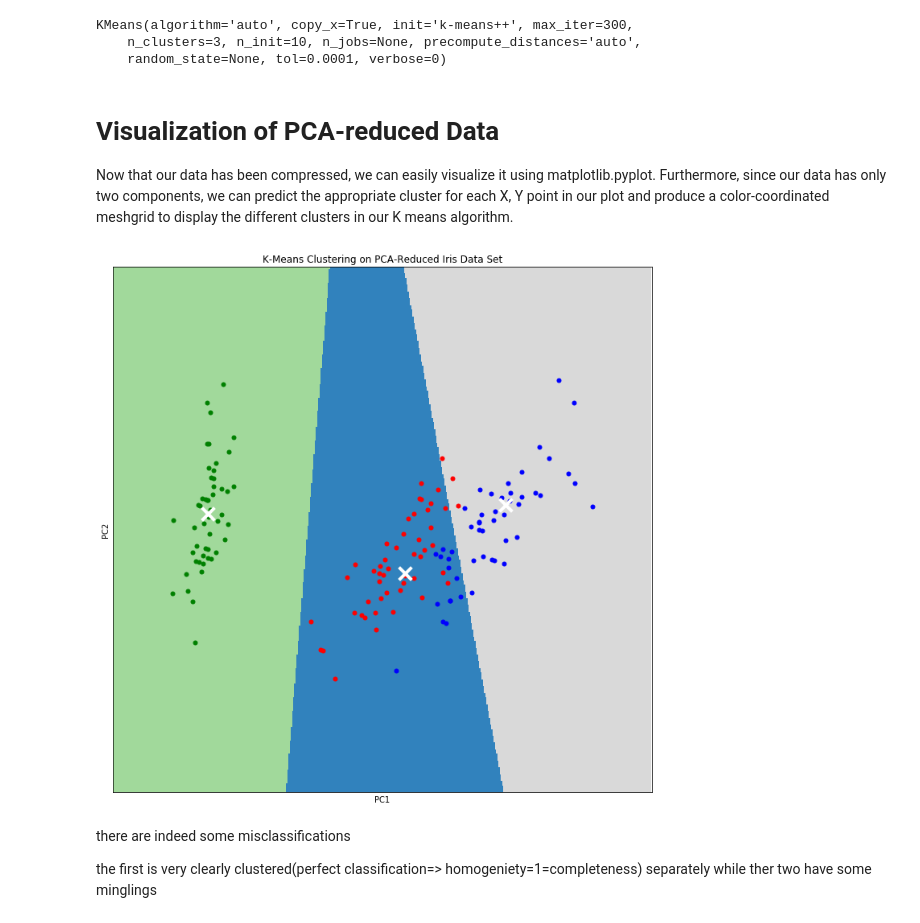
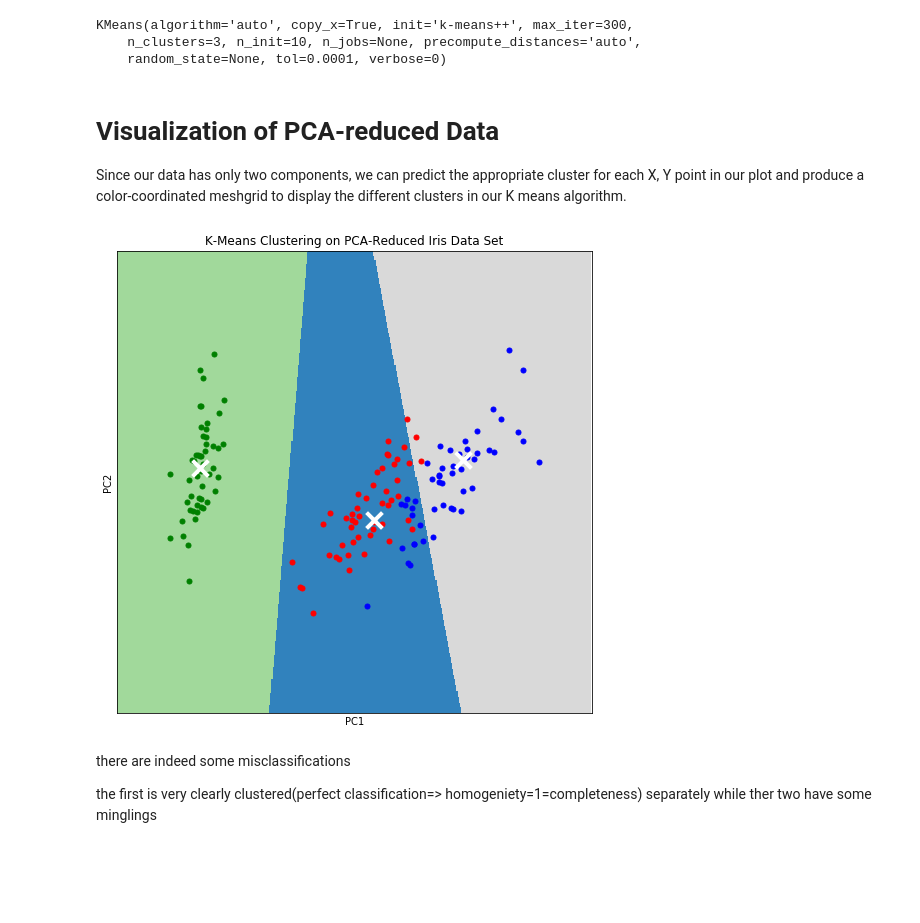
Before and after one commit to kunal-visoulia/PCA-for-data-compression-and-visualization, a Jupyter notebook: PCA Compression and Visualization.ipynb, the cells around one changed output. Saved outputs shown, nothing was run; the diff lists cells and outputs as text; code cells hidden in the pictures; blank space fills up the shorter version.

```diff
--- a/PCA Compression and Visualization.ipynb
+++ b/PCA Compression and Visualization.ipynb
@@ -159,7 +158,7 @@ KMeans(algorithm='auto', copy_x=True, init='k-means++', max_iter=300,
     random_state=None, tol=0.0001, verbose=0)
 # %% [markdown]
 # Visualization of PCA-reduced Data
-Now that our data has been compressed, we can easily visualize it using matplotlib.pyplot. Furthermore, since our data has only two components, we can predict the appropriate cluster for each X, Y point in our plot and produce a color-coordinated meshgrid to display the different clusters in our K means algorithm.
+Since our data has only two components, we can predict the appropriate cluster for each X, Y point in our plot and produce a color-coordinated meshgrid to display the different clusters in our K means algorithm.
 # %%
 # Visualize high dimensional clusters using principle component
 
@@ -177,7 +176,7 @@ Z = kmeans.predict(np.c_[xx.ravel(), yy.ravel()])#pas mesh grid to predict()
 
 # generate color plot from results
 Z = Z.reshape(xx.shape)#can use yy aswell
-plt.figure(figsize = (12, 12))
+plt.figure(figsize = (8.5, 8.5))
 plt.clf()#clear any prevoius passed data to plt
 plt.imshow(Z, interpolation = 'nearest',
           extent = (xx.min(), xx.max(), yy.min(), yy.max()),
@@ -187,34 +186,34 @@ plt.imshow(Z, interpolation = 'nearest',
 
 # plot the principle components on the color plot(pc's are the actual poinrs on the color plt;the rgb's)
 #enumerate so we can index them pc's
 for i, point in enumerate(pc):
     if target[i] == 0:
         plt.plot(point[0], point[1], 'g.', markersize = 10)
     if target[i] == 1:
         plt.plot(point[0], point[1], 'r.', markersize = 10)
     if target[i] == 2:
         plt.plot(point[0], point[1], 'b.', markersize = 10)
 
 # plot the cluster centroids
 centroids = kmeans.cluster_centers_
 plt.scatter(centroids[:, 0], centroids[:, 1], marker = 'x', s = 250, linewidth = 4,
            color = 'w', zorder = 10)
 #adding centroids as scatter plot
 #for all three clusters,plot the x([:,0]) and y([:,1]) for centroids; s=size; zorder so they show up in the front
 
 # set plot title and axis limits
 plt.title('K-Means Clustering on PCA-Reduced Iris Data Set')
 plt.xlim(x_min, x_max)
 plt.ylim(y_min, y_max)
 plt.xlabel('PC1')
 plt.ylabel('PC2')
 plt.xticks(())
 plt.yticks(())
 
 # display the plot
 plt.show()
 # %% [output]
-[figure, old version]
+[figure, new version]
 # %% [markdown]
 there are indeed some misclassifications
 
```
Also changed, not shown: parts of 7 cells of this notebook.
